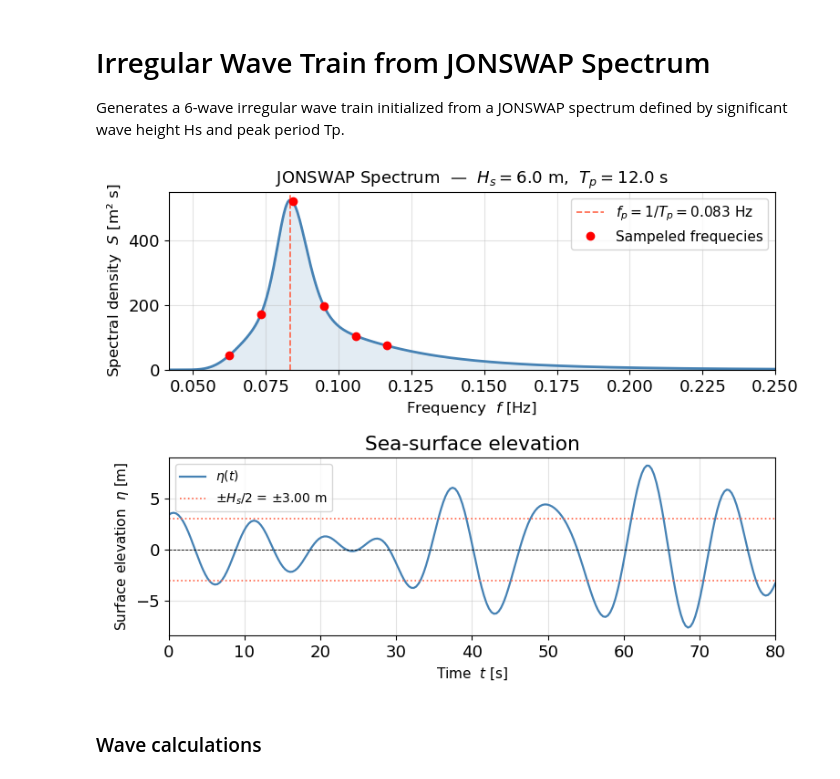
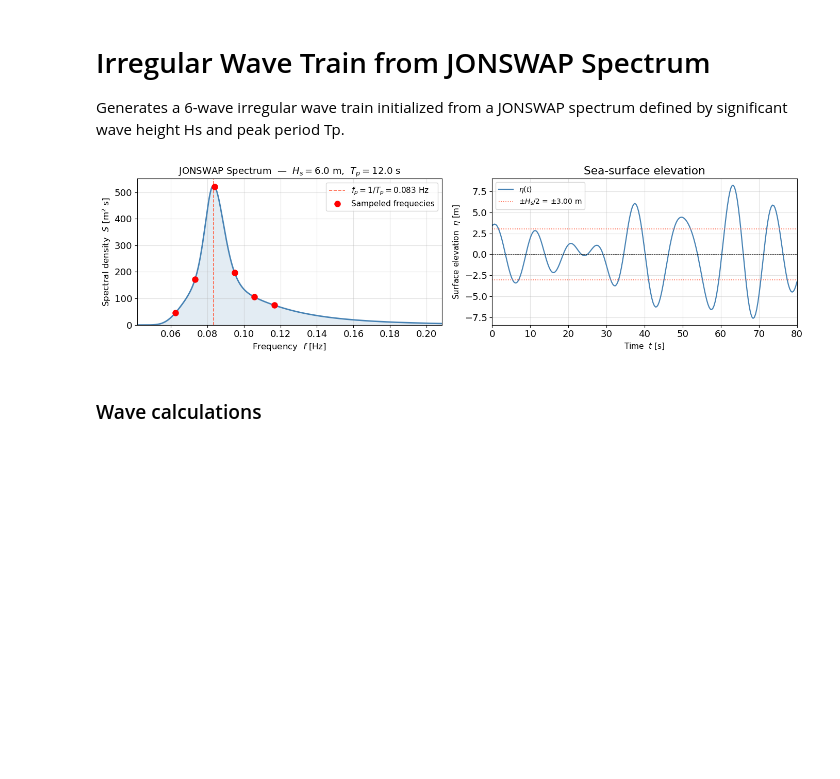
Before and after one commit to JulianEngel1999/FSI_Assignment_2, a Jupyter notebook: wave_analysis.ipynb, the cells around one changed output. Saved outputs shown, nothing was run; the diff lists cells and outputs as text; code cells hidden in the pictures; blank space fills up the shorter version.

```diff
--- a/wave_analysis.ipynb
+++ b/wave_analysis.ipynb
@@ -30,10 +30,10 @@ def jonswap(f, Hs, Tp, gamma=3.3):
     return S
 
 # Plot Jonswap
-f_plot = np.linspace(0.5 * fp, 3.0 * fp, 1000)
+f_plot = np.linspace(0.5 * fp, 2.5 * fp, 1000)
 S_plot = jonswap(f_plot, Hs, Tp)
 
-fig, axes = plt.subplots(2, 1, figsize=(8, 6), gridspec_kw={"height_ratios": [2, 2]})
+fig, axes = plt.subplots(1, 2, figsize=(14, 4))
 
 ax1 = axes[0]
 ax1.plot(f_plot, S_plot, color="steelblue", lw=2)
@@ -53,42 +53,42 @@ omegas = 2 * np.pi * freqs_samp
 df = freqs_samp[1] - freqs_samp[0]
 S_samp = jonswap(freqs_samp, Hs, Tp)
 
-ax1.plot(freqs_samp, S_samp, 'ro', label='Sampeled frequecies')
+ax1.plot(freqs_samp, S_samp, 'ro', ms=8, label='Sampeled frequecies')
 ax1.legend(fontsize=11)
 
 # Time series
 T_max = 1.0 / freqs_samp[0]                    # Longest wave period [s]
 t_end = 5 * T_max
 dt = T_max / 50                                # ≥50 points per longest wave
 t = np.arange(0, t_end + dt, dt)
 
 # Regular waves
 amplitudes = amplitudes = np.sqrt(2 * S_samp * df)
 np.random.seed(6)
 phases = np.random.uniform(0, 2 * np.pi, N)
 
 # Sea-surface elevation
 eta = np.zeros_like(t)
 for A, omega, phi in zip(amplitudes, omegas, phases):
     eta += A * np.cos(omega * t + phi)
 
 ax2 = axes[1]
-ax2.plot(t, eta, color="steelblue", lw=1.6, label=r"$\eta(t)$")
+ax2.plot(t, eta, color="steelblue", lw=1.6, label=r"$\eta (t)$")
 ax2.axhline(0, color="k", lw=0.6, ls="--")
 ax2.axhline( Hs / 2,  color="tomato",  lw=1.2, ls=":", label=f"±$H_s$/2 = ±{Hs/2:.2f} m")
 ax2.axhline(-Hs / 2,  color="tomato",  lw=1.2, ls=":")
 ax2.set_xlabel("Time  $t$ [s]", fontsize=11)
 ax2.set_ylabel("Surface elevation  $\\eta$ [m]", fontsize=11)
 ax2.set_title("Sea-surface elevation")
 ax2.set_xlim(t[0], t[-1])
 ax2.legend(fontsize=10)
 ax2.grid(True, alpha=0.35)
 
 plt.tight_layout()
-plt.savefig("figures/jonswap_spectrum.png", dpi=150, bbox_inches="tight");
+plt.savefig("figures/jonswap_spectrum.png", dpi=300, bbox_inches="tight");
 plt.show()
 # %% [output]
-[figure, old version]
+[figure, new version]
 # %% [markdown]
 ### Wave calculations
 # %%
```
Also changed, not shown: parts of 1 cell of this notebook, 3 other files.
